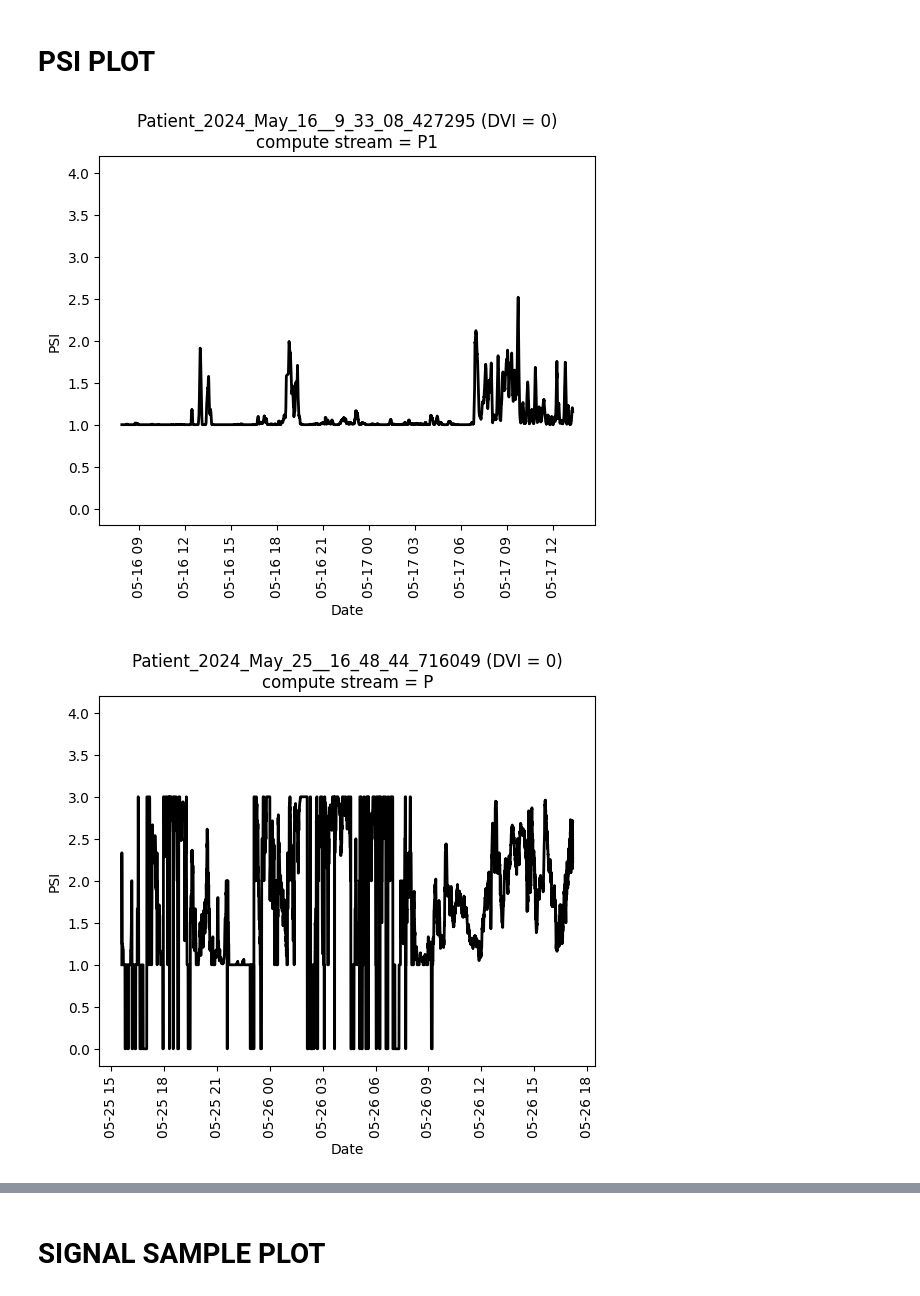
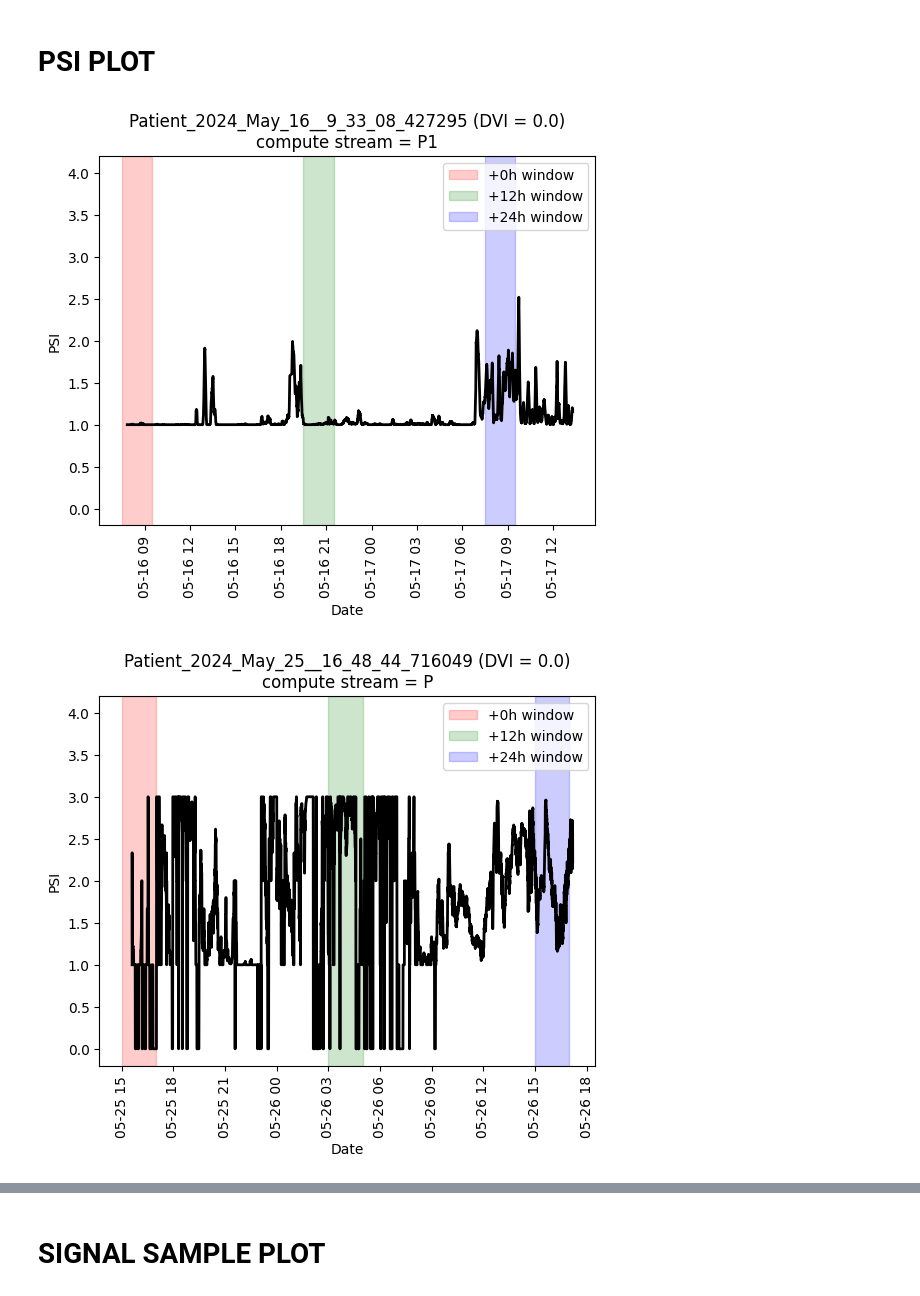
Before and after one commit to ValentinGhibaudo/Scripts_Projet_Clampage_DVE, a Jupyter notebook: valentin_sandbox.ipynb, the cells around one changed output, grey strips where cells are left out. Cells and saved outputs as stored; diff of their text form; code cells hidden in the pictures.

Commit message:
figs with windows of analysis

```diff
--- a/valentin_sandbox.ipynb
+++ b/valentin_sandbox.ipynb
@@ -25,19 +25,26 @@ PatientData_1723890119868125 ['ICP', 'P1', 'P']
 # %% [markdown]
 # PSI PLOT
 # %%
+win_size_hours = 2
 for sub in subs:
     has_dvi = get_metadata(sub)['DVI']
+    clamp_date = get_date_clamp_gmt(sub)
     da_psi = psi_job.get(sub)['psi']
     compute_stream = icp_chan_name[sub]
     fig, ax = plt.subplots()
     ax.set_ylabel('PSI')
     ax.set_xlabel('Date')
     ax.set_ylim(-0.2, 4.2)
     ax.plot(da_psi['date'], da_psi.values, color='k', lw = 2)
     ax.set_title(f'{sub} (DVI = {has_dvi})\ncompute stream = {compute_stream}')
     ax.set_xticklabels(ax.get_xticklabels(), rotation = 90)
+    for d, c in zip([0, 12, 24],['r','g','b']):
+        start_span = clamp_date + np.timedelta64(d, 'h')
+        stop_span = start_span + np.timedelta64(win_size_hours, 'h')
+        ax.axvspan(start_span, stop_span, color = c, alpha = 0.2, label = f'+{d}h window')
+    ax.legend()
     fig.savefig(base_folder / 'results' / 'psi' / f'{sub}.png', dpi = 200, bbox_inches = 'tight')
     plt.show()
 # %% [output]
-[figure, old version]
+[figure, new version]
-[figure, old version]
+[figure, new version]
```
Also changed, not shown: parts of 2 cells of this notebook.
